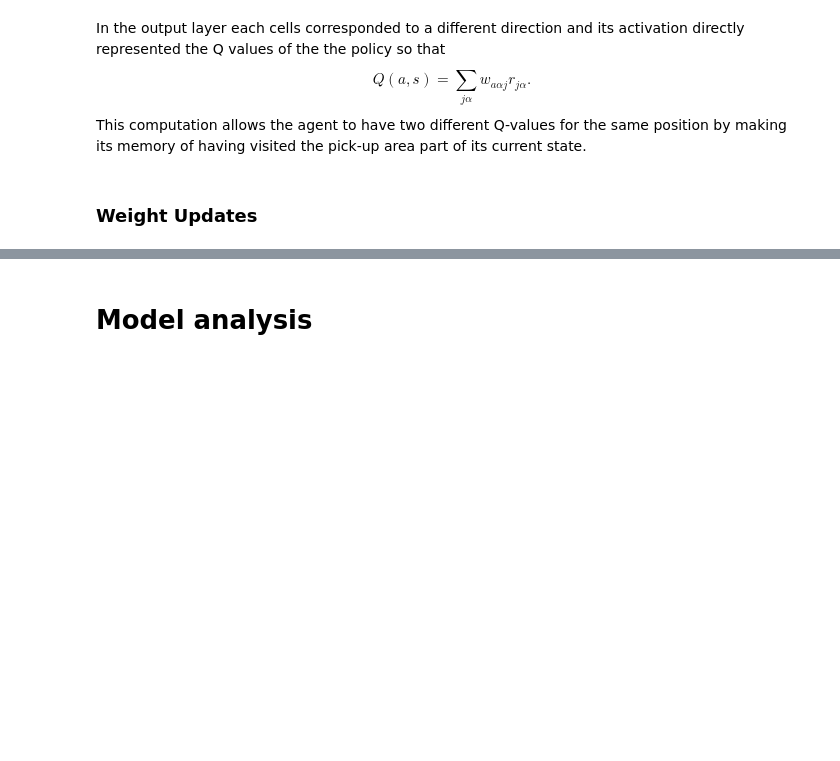
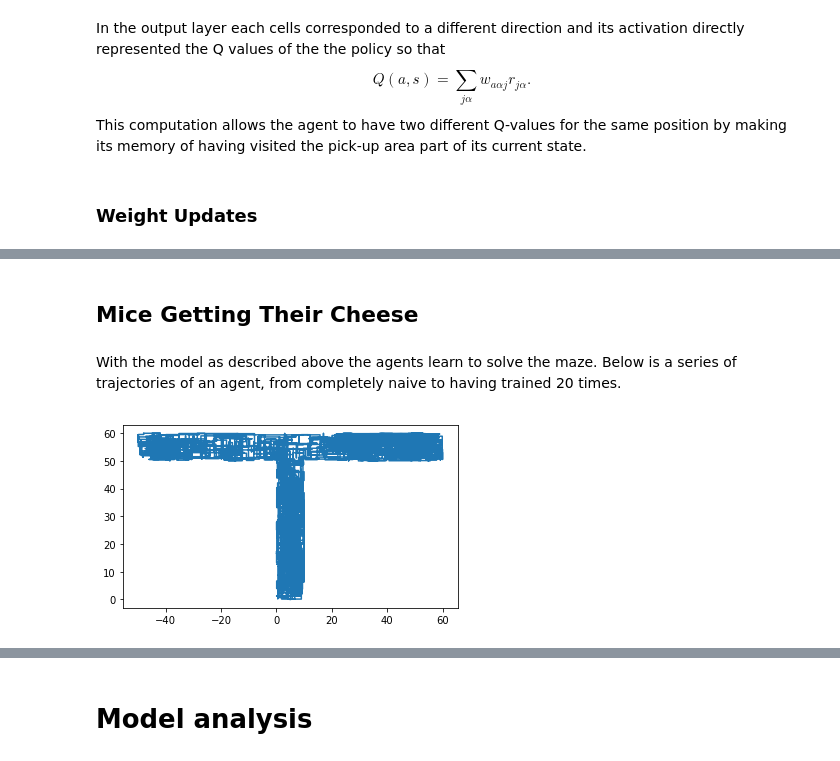
Before and after one commit to imLew/MHBF-project, a Jupyter notebook: RL-miniproject-report.ipynb, the cells around one changed output, grey strips where cells are left out. Cells and saved outputs as stored; diff of their text form; code cells hidden in the pictures; blank space fills up the shorter version.

```diff
--- a/RL-miniproject-report.ipynb
+++ b/RL-miniproject-report.ipynb
@@ -70,0 +87,9 @@ The update rule for the Q-values as given in eq\ref{basic_update} only distribut
+# %% [markdown]
+## Mice Getting Their Cheese
+# %% [markdown]
+With the model as described above the agents learn to solve the maze. Below is a series of trajectories of an agent, from completely naive to having trained 20 times.
+# %%
+mouse = Agent()
+mouse.trial(plot=True);
+# %% [output]
+[figure, added]
```
Also changed, not shown: parts of 5 cells of this notebook.
